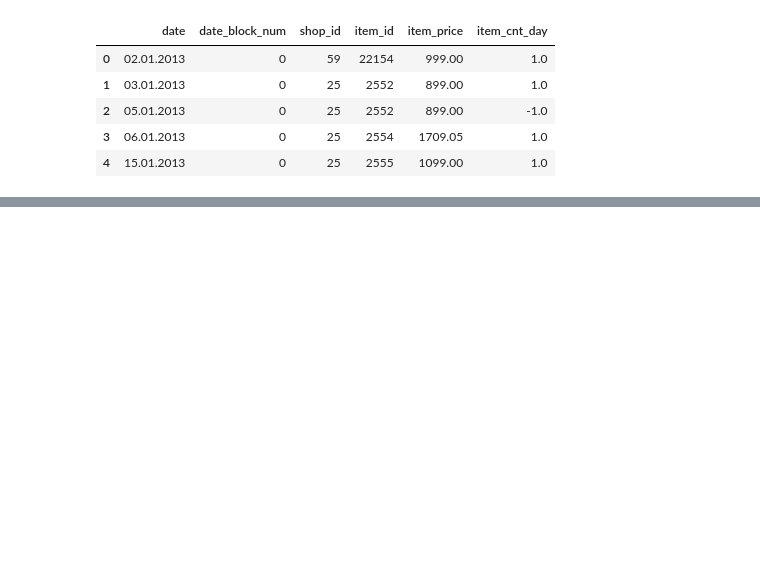
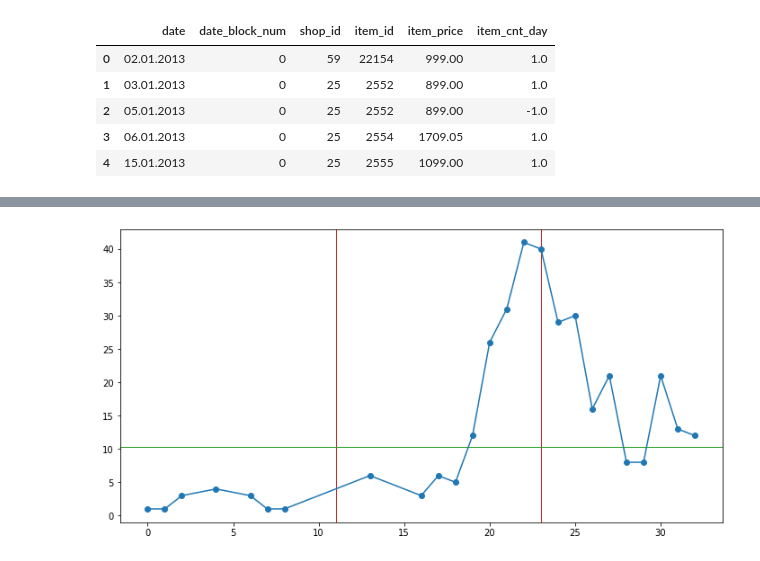
Before and after one commit to aitor-perez/kaggle, a Jupyter notebook: future-sales/exploration.ipynb, the cells around one changed output, grey strips where cells are left out. Drawn from its saved outputs; the diff is of its cells as text; code cells hidden in the pictures; blank space fills up the shorter version.

```diff
--- a/future-sales/exploration.ipynb
+++ b/future-sales/exploration.ipynb
@@ -155,0 +189,8 @@ predictions
+# %%
+shop_id = 53
+item_id = 17717
+pred = predictions['item_avg'][(predictions['shop_id'] == shop_id) & (predictions['item_id'] == item_id)].iloc[0]
+
+plot_shop_item(first_agg_month, shop_id, item_id, pred)
+# %% [output]
+[figure, added]
```
Also changed, not shown: parts of 42 cells of this notebook, 1 other file.
